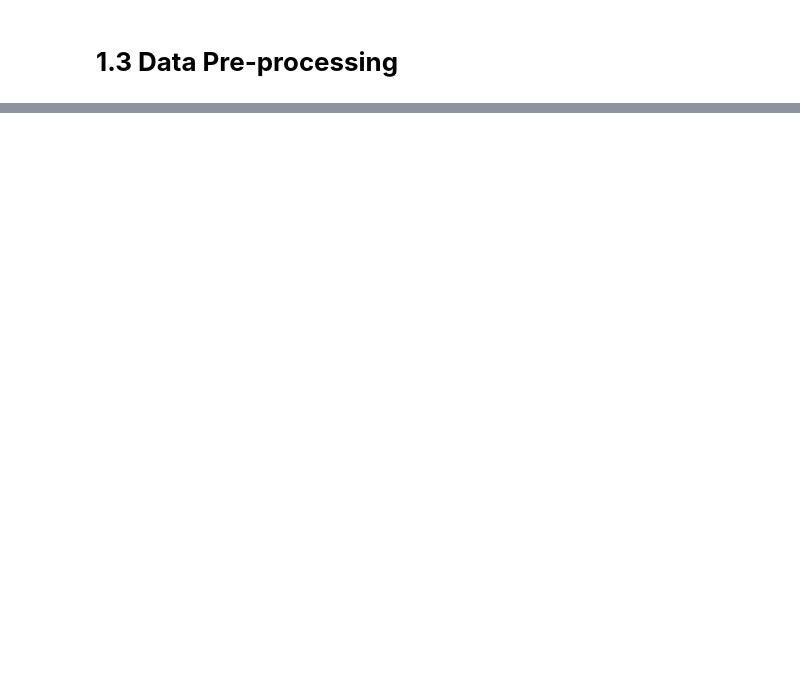
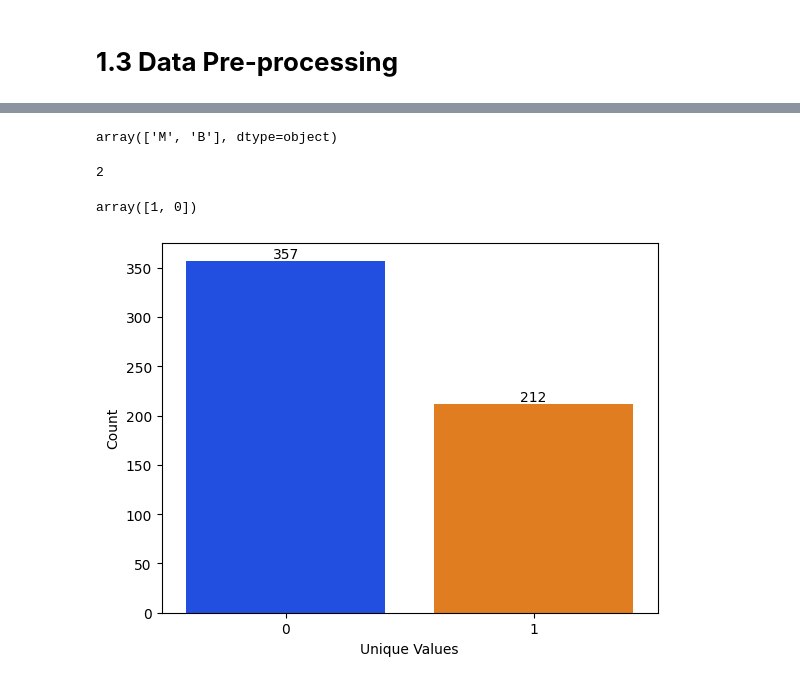
Before and after one commit to Naeem2121870/BIG-DATA-ANALYTICS-COURSEWORK, a Jupyter notebook: COURSEWORK_JANATUL.ipynb, the cells around one changed output, grey strips where cells are left out. Saved outputs shown, nothing was run; the diff lists cells and outputs as text; code cells hidden in the pictures; blank space fills up the shorter version.

```diff
--- a/COURSEWORK_JANATUL.ipynb
+++ b/COURSEWORK_JANATUL.ipynb
@@ -55,0 +195,37 @@ ModuleNotFoundError: ignored
+# %%
+#count unique value of diagnosis column
+unique_value = BC['diagnosis'].value_counts()
+# %%
+#List of unique Categorical String value
+BC['diagnosis'].unique()
+# %% [output]
+array(['M', 'B'], dtype=object)
+# %%
+#Total unique Values
+BC['diagnosis'].nunique()
+# %% [output]
+2
+# %%
+#Converting string categorical value into Numeric value
+from sklearn.preprocessing import LabelEncoder
+le = LabelEncoder()
+BC.diagnosis= le.fit_transform(BC.diagnosis.values)
+# %%
+#List of unique Categorical Numeric valuee
+BC['diagnosis'].unique()
+# %% [output]
+array([1, 0])
+# %%
+
+# Create a countplot to display the number of unique values
+sns.countplot(data=BC, x='diagnosis', palette="bright")
+plt.xlabel('Unique Values')
+plt.ylabel('Count')
+
+# Annotate the bars with the counts
+for i, count in enumerate(unique_value):
+    plt.text(i, count, str(count), ha='center', va='bottom')
+
+plt.show()
+# %% [output]
+[figure, added]
```
Also changed, not shown: parts of 37 cells of this notebook.
